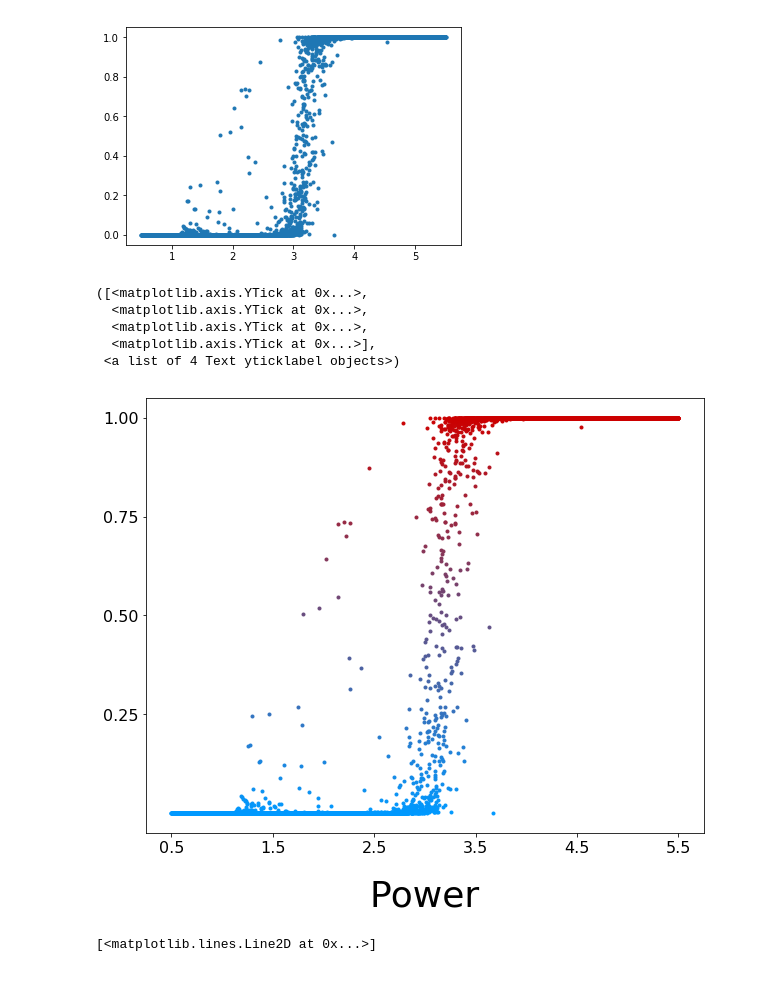
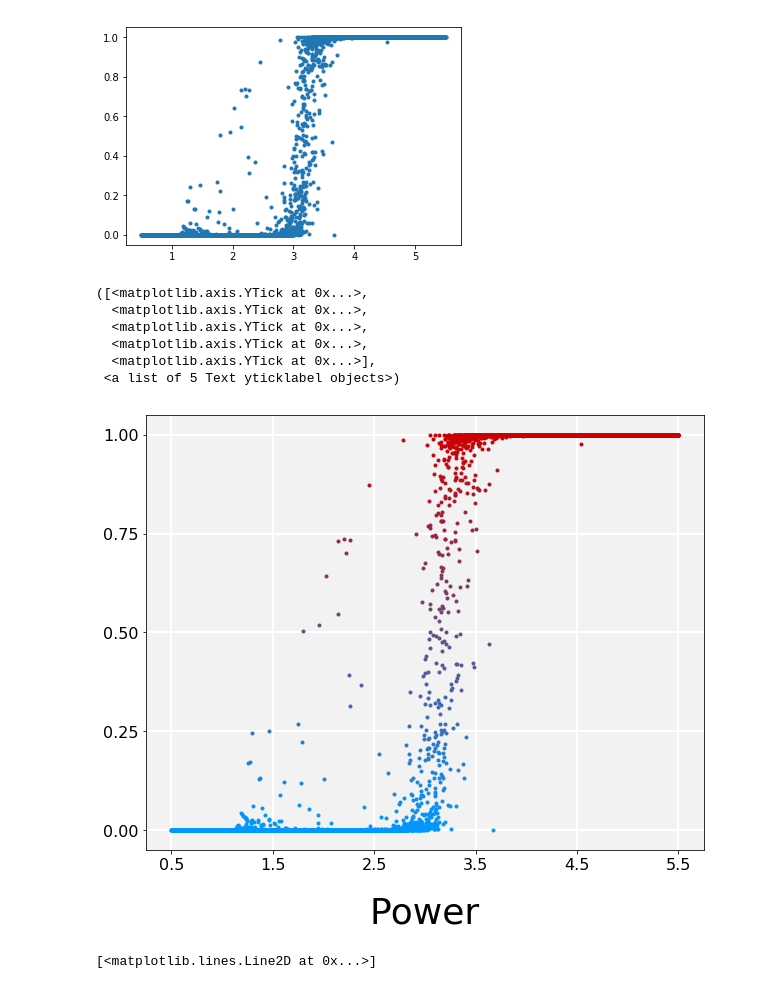
Before and after one commit to Joovvhan/Master-Thesis, a Jupyter notebook: log/A1F3P3-A5F3P3_Xception_Prediction_Test.ipynb, the cells around one changed output. Saved outputs shown, nothing was run; the diff lists cells and outputs as text; code cells hidden in the pictures.

Commit message:
Plotting style changed

```diff
--- a/log/A1F3P3-A5F3P3_Xception_Prediction_Test.ipynb
+++ b/log/A1F3P3-A5F3P3_Xception_Prediction_Test.ipynb
@@ -186,36 +187,40 @@ plt.plot(X_ticks, Y_pred[:, 1], '.')
 # %%
 X_ticks = np.zeros(len(Y_pred))
 
 for i in range(len(X_ticks)):
     X_ticks[i] = float(filesTestTotal[i].replace('\\', '/').split('/')[-1].split('_')[0][1:-1])
 
 plt.figure(figsize=(10, 8))
+plt.gca().set_facecolor((0.95, 0.95, 0.95))
+plt.grid(color='w', linestyle='-', linewidth=2)
 for i in range(len(X_ticks)):
     normalC = np.asarray([0, 0.6, 1])
     faultC = np.asarray([0.8, 0, 0])
     dotC = Y_pred[i, 1] * faultC + (1 - Y_pred[i, 1]) * normalC
     plt.plot(X_ticks[i], Y_pred[i, 1], '.', color=dotC)
 
 
 # plt.xticks([0, 0.4, 0.8, 1.2, 1.6, 2.0], fontsize=16)
 # plt.xlabel('Frequency(Hz)', fontsize=36, labelpad = 24)
 
 # plt.xticks([0, 0.8, 1.6, 2.4, 3.2, 4.0], fontsize=16)
 # plt.xlabel('Pitch(Hz)', fontsize=36, labelpad = 24)
 
 plt.xticks([0.5, 1.5, 2.5, 3.5, 4.5, 5.5], fontsize=16)
 plt.xlabel('Power', fontsize=36, labelpad = 24)
 
-plt.yticks([0.25, 0.5, 0.75, 1.0], fontsize=16)
+plt.yticks([0, 0.25, 0.5, 0.75, 1.0], fontsize=16)
+
 # plt.ylabel('Fault Probability', fontsize=36, labelpad = 24)
 # plt.gca().get_yaxis().set_visible(False)
 # %% [output]
 ([<matplotlib.axis.YTick at 0x...>,
   <matplotlib.axis.YTick at 0x...>,
   <matplotlib.axis.YTick at 0x...>,
+  <matplotlib.axis.YTick at 0x...>,
   <matplotlib.axis.YTick at 0x...>],
- <a list of 4 Text yticklabel objects>)
+ <a list of 5 Text yticklabel objects>)
-[figure, old version]
+[figure, new version]
 # %%
 from operator import itemgetter
 
```
Also changed, not shown: parts of 3 cells of this notebook.
